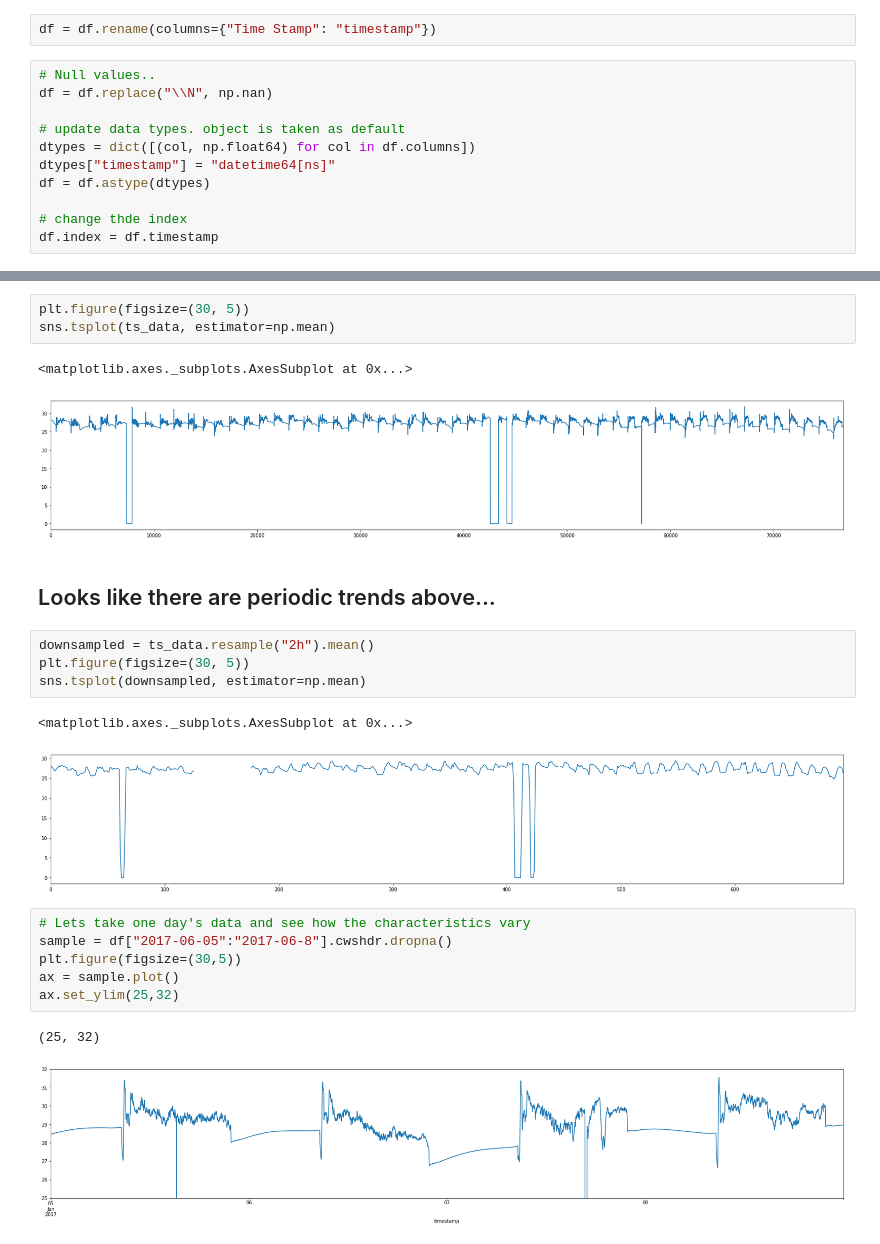
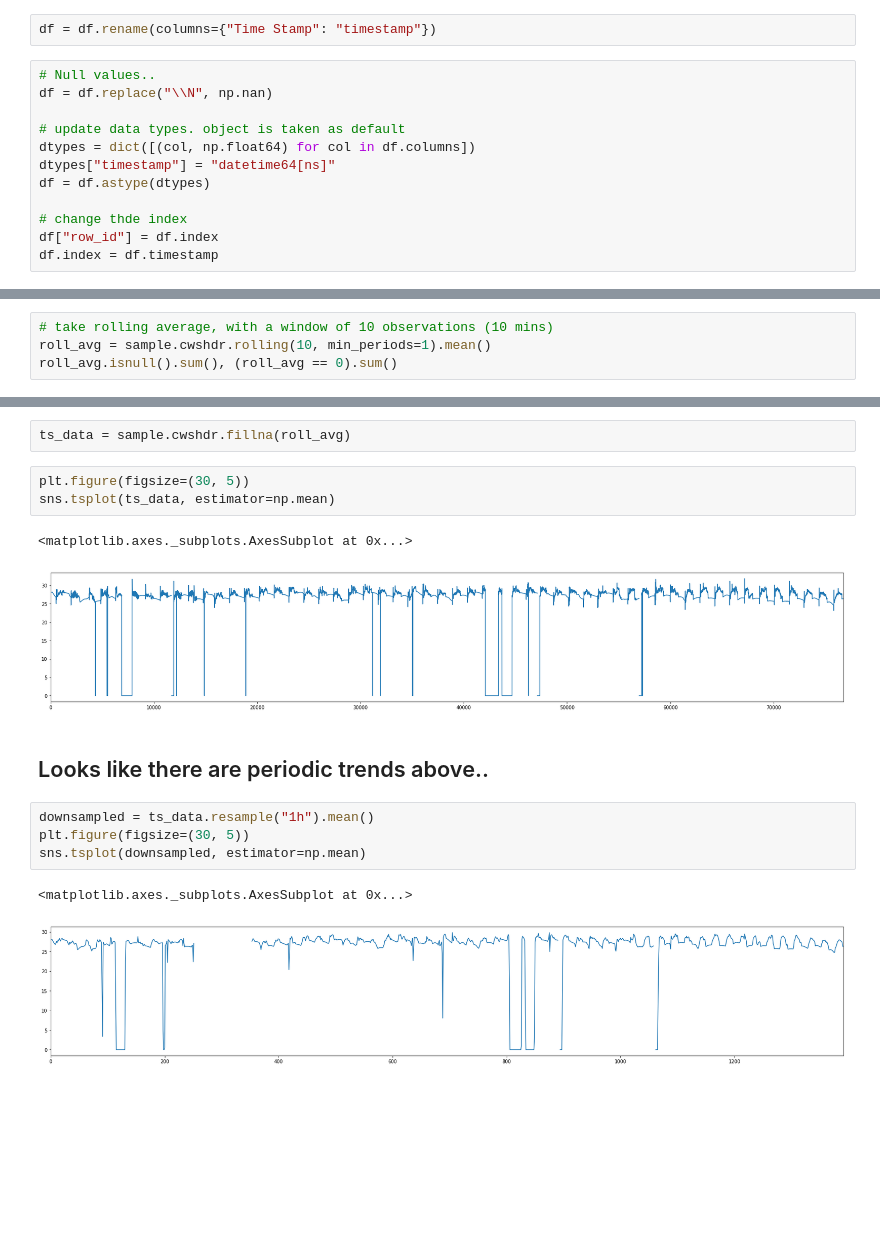
Before and after one commit to MiachelGu/chiller-plants, a Jupyter notebook: notebooks/Playground.ipynb, the cells around one changed output, grey strips where cells are left out. Cells and saved outputs as stored; diff of their text form; blank space fills up the shorter version.

```diff
--- a/notebooks/Playground.ipynb
+++ b/notebooks/Playground.ipynb
@@ -35,6 +33,7 @@ dtypes["timestamp"] = "datetime64[ns]"
 df = df.astype(dtypes)
 
 # change thde index
+df["row_id"] = df.index
 df.index = df.timestamp
 # %%
 # Percentage of Non-null values in the data
@@ -100,0 +87,4 @@ print((ts_data== 0).sum())
+# %%
+# take rolling average, with a window of 10 observations (10 mins)
+roll_avg = sample.cwshdr.rolling(10, min_periods=1).mean()
+roll_avg.isnull().sum(), (roll_avg == 0).sum()
@@ -101,24 +105,17 @@ print((ts_data== 0).sum())
+# %%
+ts_data = sample.cwshdr.fillna(roll_avg)
 # %%
 plt.figure(figsize=(30, 5))
 sns.tsplot(ts_data, estimator=np.mean)
 # %% [output]
 <matplotlib.axes._subplots.AxesSubplot at 0x...>
-[figure, old version]
+[figure, new version]
 # %% [markdown]
-## Looks like there are periodic trends above...
+## Looks like there are periodic trends above..
 # %%
-downsampled = ts_data.resample("2h").mean()
+downsampled = ts_data.resample("1h").mean()
 plt.figure(figsize=(30, 5))
 sns.tsplot(downsampled, estimator=np.mean)
 # %% [output]
 <matplotlib.axes._subplots.AxesSubplot at 0x...>
-[figure, old version]
+[figure, new version]
-# %%
-# Lets take one day's data and see how the characteristics vary
-sample = df["2017-06-05":"2017-06-8"].cwshdr.dropna()
-plt.figure(figsize=(30,5))
-ax = sample.plot()
-ax.set_ylim(25,32)
-# %% [output]
-(25, 32)
-[figure, removed]
```
Also changed, not shown: parts of 21 cells of this notebook.
